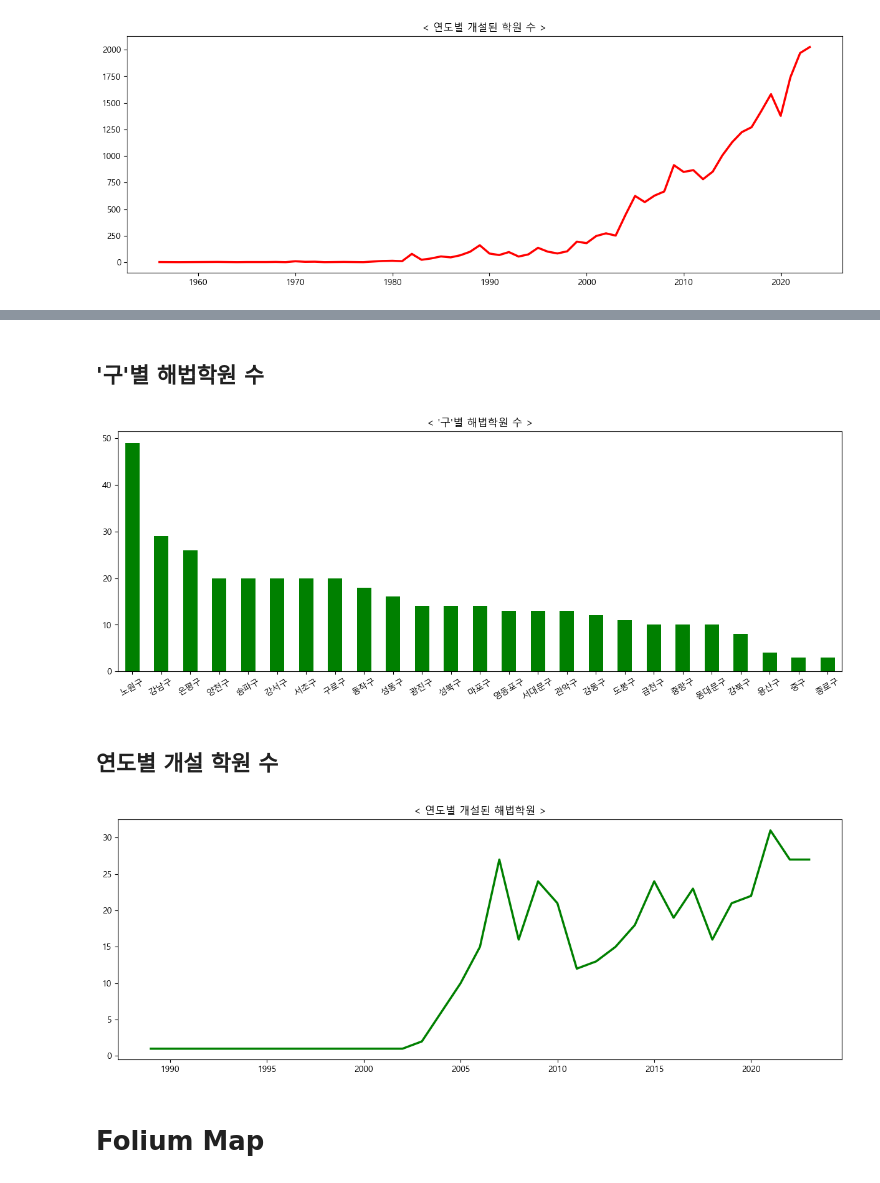
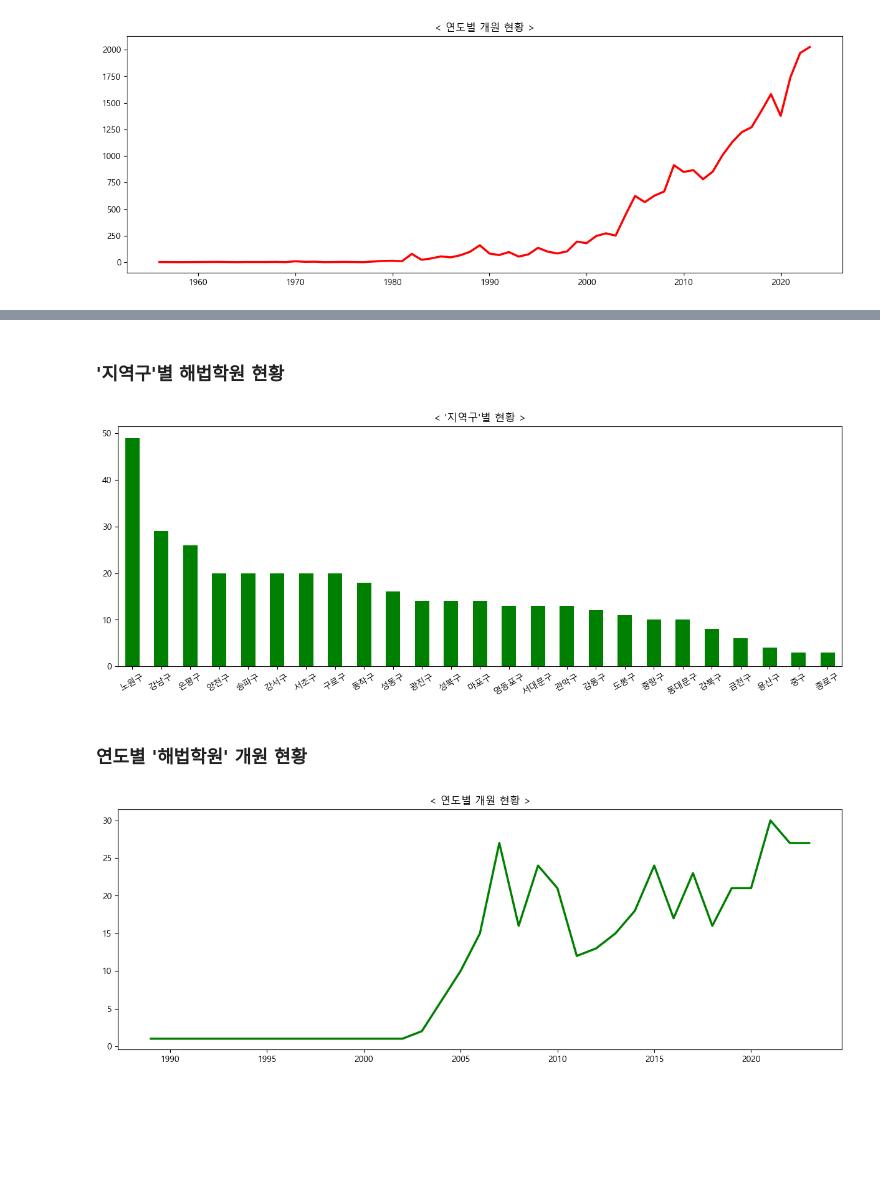
Before and after one commit to YoonseokChoi/EdTech, a Jupyter notebook: Data Analysis/Toy Projects/서울시 학원 교습소 분석/서울시 학원 교습소 분석.ipynb, the cells around one changed output, grey strips where cells are left out. Saved outputs shown, nothing was run; the diff lists cells and outputs as text; code cells hidden in the pictures; blank space fills up the shorter version.

```diff
--- a/Data Analysis/Toy Projects/서울시 학원 교습소 분석/서울시 학원 교습소 분석.ipynb
+++ b/Data Analysis/Toy Projects/서울시 학원 교습소 분석/서울시 학원 교습소 분석.ipynb
@@ -117,7 +117,7 @@ _=plt.title("< '구'별 컴퓨터학원 수 >")
 # %%
-hb_df = df.loc[(df['학원명'].str.contains('해법'))|(df['학원명'].str.contains('천재'))]
+hb_df = df.loc[df['학원명'].str.contains('해법')]
 hb_df.reset_index(inplace=True, drop=True)
 
 print(hb_df.shape)
-hb_df.head()
+hb_df.head(2)
 # %% [output]
@@ -132,21 +140,19 @@ hb_df.head()
 # %% [markdown]
-## '구'별 해법학원 수
+### '지역구'별 해법학원 현황
 # %%
 fig, ax = plt.subplots(figsize=(15,5))
 _= hb_df['행정구역명'].value_counts().plot.bar(color = 'green')
 _= plt.xticks(rotation=30)
 _= plt.xlabel("")
-_= plt.title("< '구'별 해법학원 수 >")
+_= plt.title("< '지역구'별 현황 >")
 # %% [output]
-[figure, old version]
+[figure, new version]
 # %% [markdown]
-## 연도별 개설 학원 수
+### 연도별 '해법학원' 개원 현황
 # %%
 fig, ax = plt.subplots(figsize=(15,5))
 _=hb_df['개설년도'].value_counts().sort_index().plot.line(color='green', linewidth=2.5)
-_=plt.title("< 연도별 개설된 해법학원 >")
+_=plt.title("< 연도별 개원 현황 >")
 _=plt.xlabel("")
 # %% [output]
-[figure, old version]
+[figure, new version]
-# %% [markdown]
-# Folium Map
```
Also changed, not shown: parts of 28 cells of this notebook, 4 other files.
